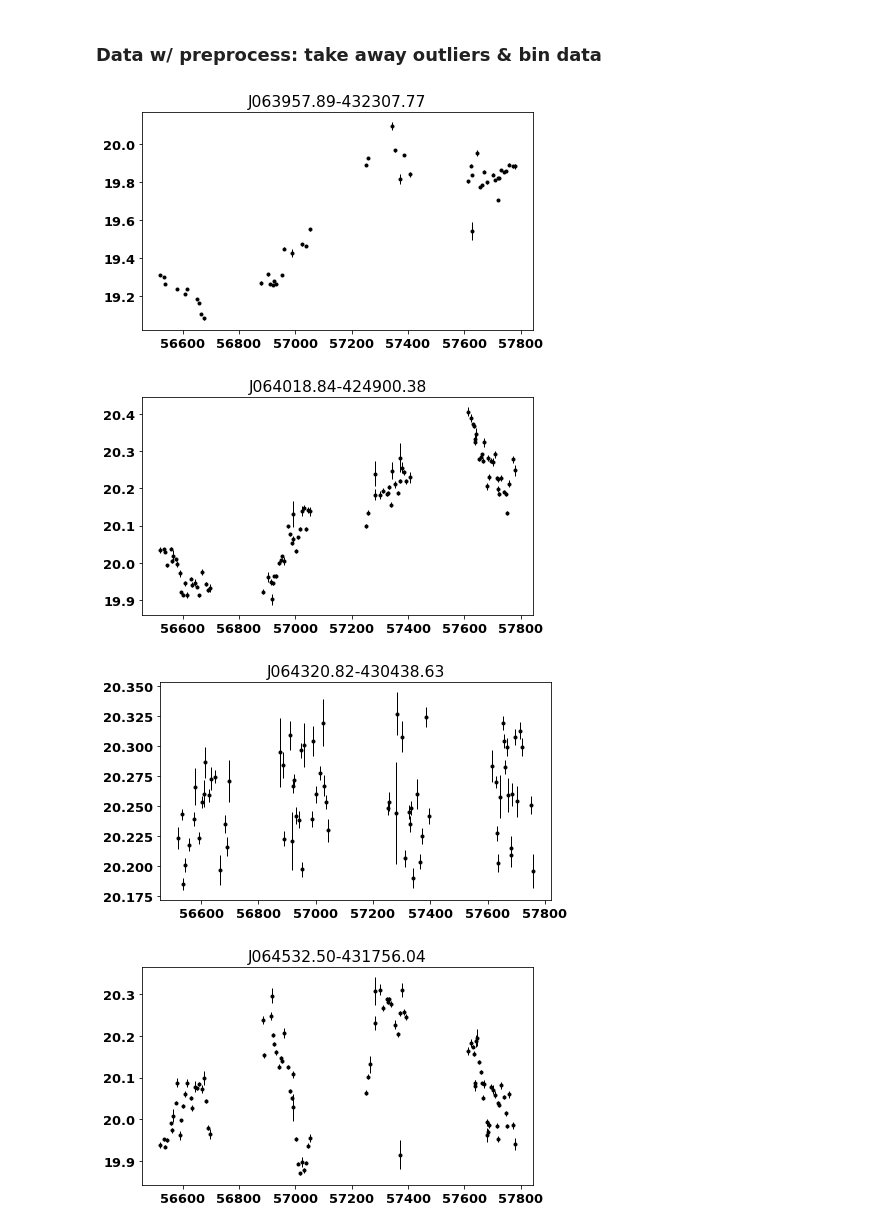
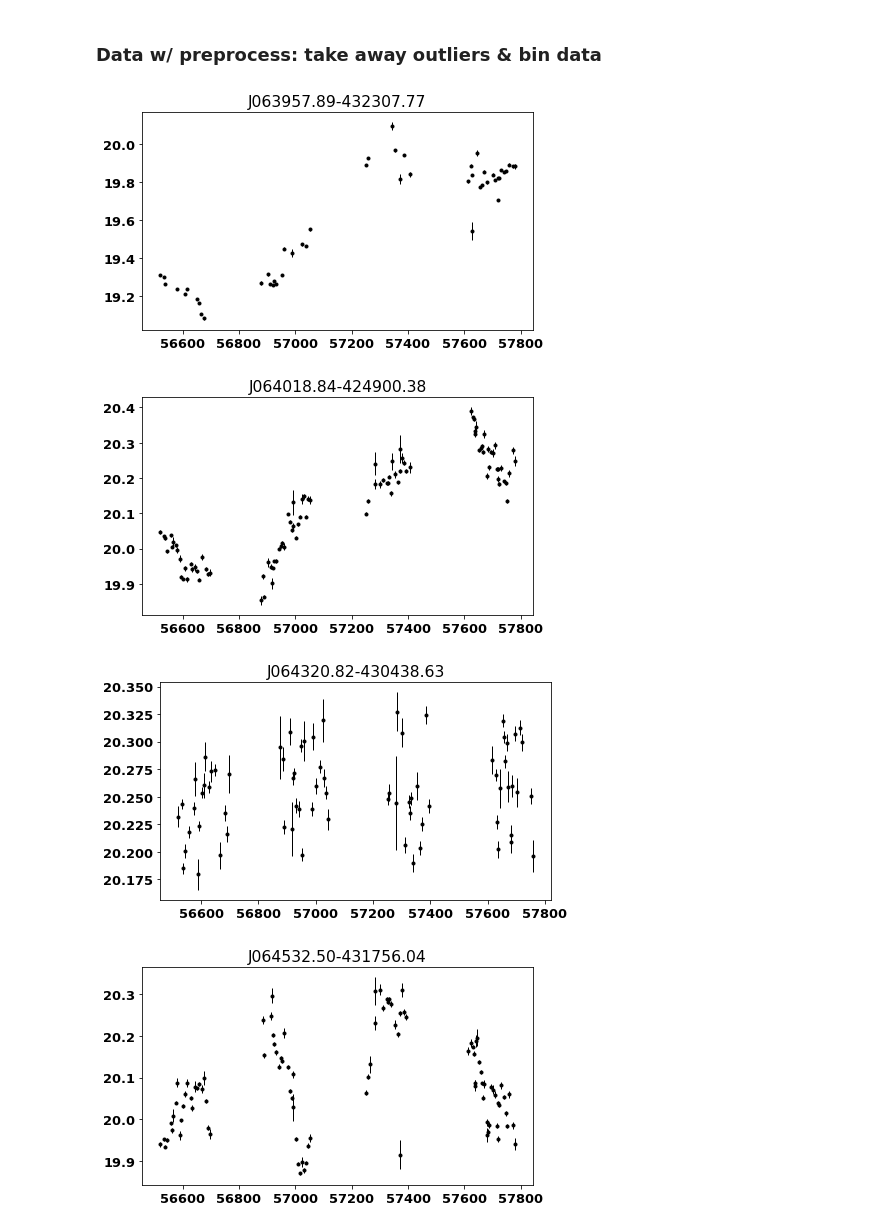
Before and after one commit to wt-liao/quasar_drw, a Jupyter notebook: DES2HDF5.ipynb, the cells around one changed output. Saved outputs shown, nothing was run; the diff lists cells and outputs as text; code cells hidden in the pictures.

Commit message:
update preprocess

```diff
--- a/DES2HDF5.ipynb
+++ b/DES2HDF5.ipynb
@@ -152,26 +151,27 @@ for i, name in enumerate(ID):
 # %%
 for i, name in enumerate(ID):
     mjd        = f_read[ID[i]+"/g_mjd"][:]
     flux       = f_read[ID[i]+"/g_flux_auto"][:]
     flux_error = f_read[ID[i]+"/g_flux_err_auto"][:]
     redshift   = 0.01
 
-    lc = qso_drw(mjd, flux, flux_error, redshift)
+    lc = qso_drw(mjd, flux, flux_error, redshift, preprocess=False)
     lc.flux2mag()
+    lc._preprocess()
     time, signal, error = lc.get_lc()
 
 
     ## plot
     plt.figure(figsize=(7,4))
     #plt.scatter(time, signal, color='k')
     plt.errorbar(time, signal, yerr=error/2, fmt=".k", lw=1)
     plt.title(ID[i])
 
     #plt.savefig("./plot/"+str(ID[i])+".png")
     #plt.close()
 # %% [output]
 [figure]
-[figure, old version]
+[figure, new version]
-[figure, old version]
+[figure, new version]
 [figure]
 [figure]
```
Also changed, not shown: parts of 1 cell of this notebook.
